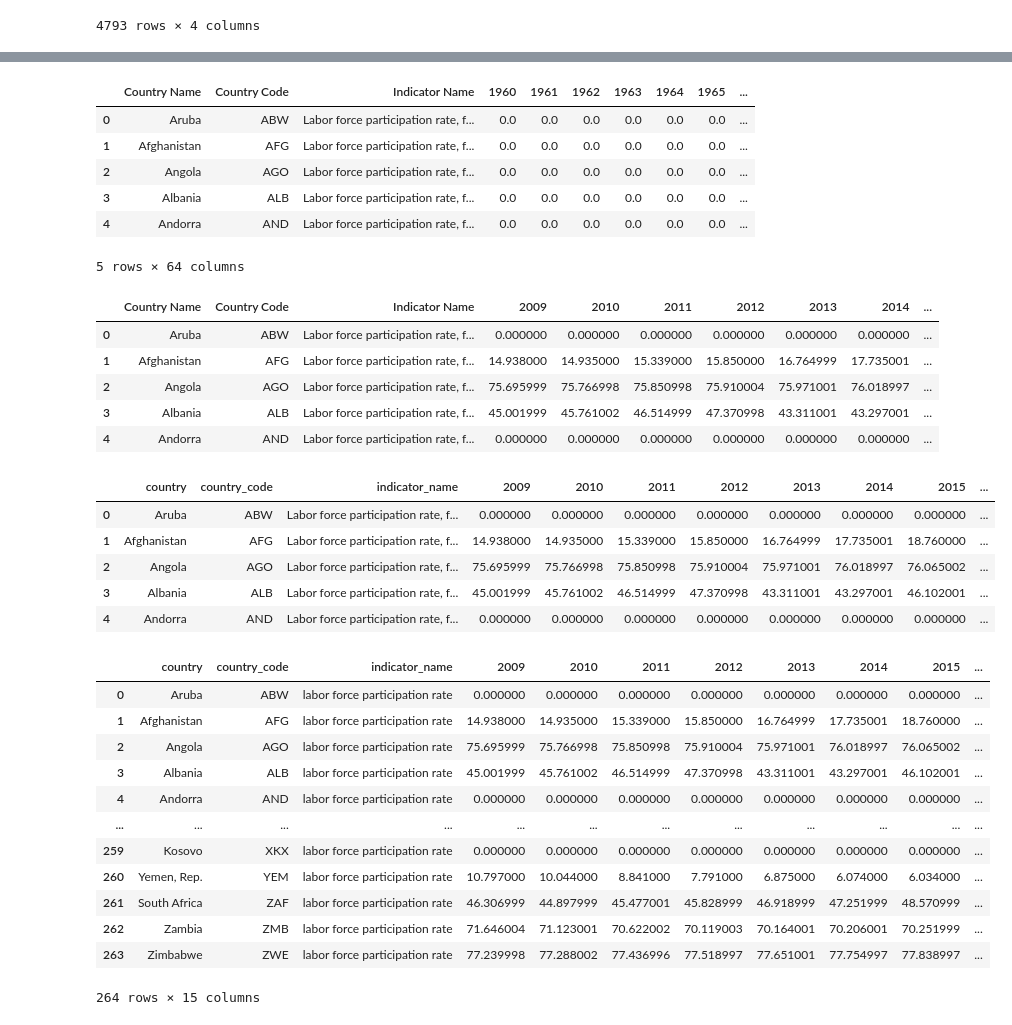
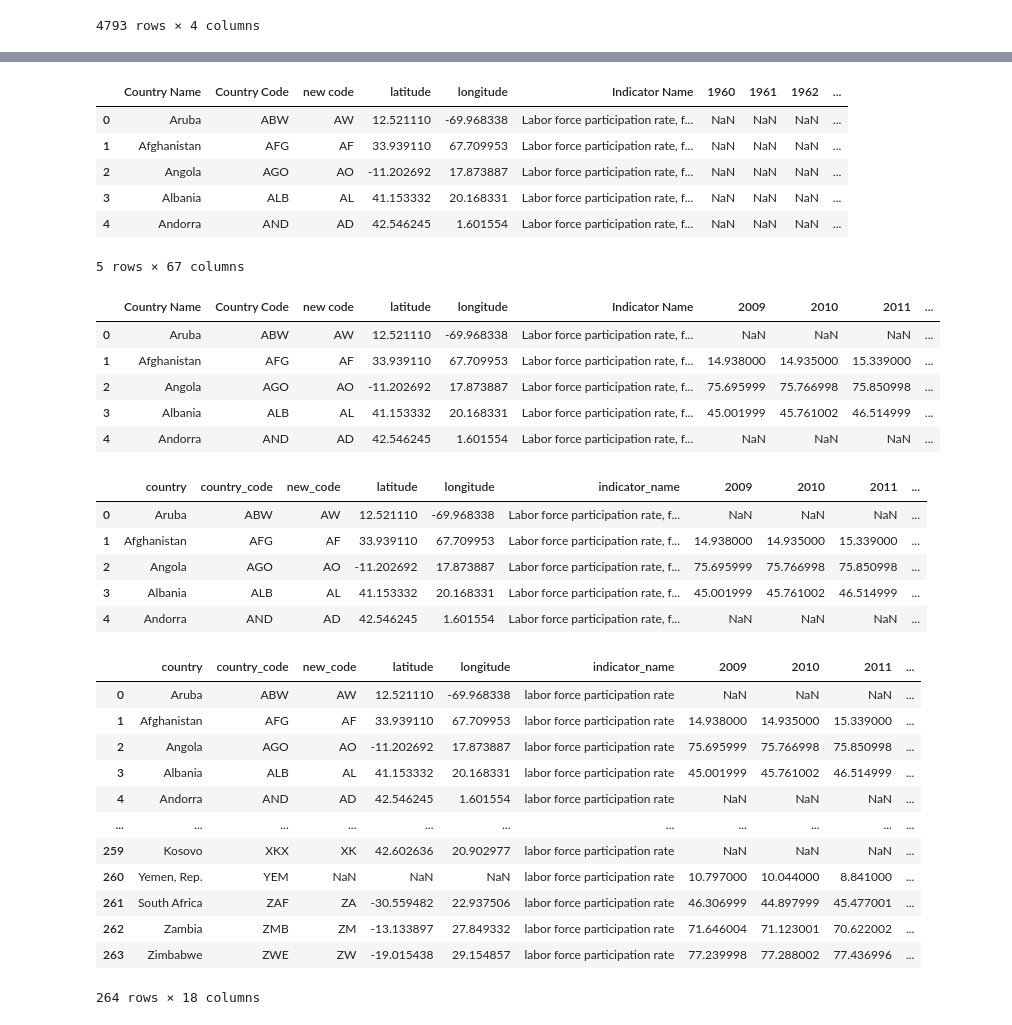
Before and after one commit to liliana-ilut/women-in-power, a Jupyter notebook: girlspower.ipynb, the cells around one changed output, grey strips where cells are left out. Drawn from its saved outputs; the diff is of its cells as text; code cells hidden in the pictures.

```diff
--- a/girlspower.ipynb
+++ b/girlspower.ipynb
@@ -224,56 +244,57 @@ df_labor_fill.head()
 # %%
 #remove additional columns
-df_labor_short = df_labor_fill.drop(["Indicator Code"], axis=1)
+df_labor_short = df_labor.drop(["Indicator Code"], axis=1)
 df_labor_short.head()
 # %% [output]
-|  | Country Name | Country Code | Indicator Name | 1960 | 1961 | 1962 | 1963 | 1964 | 1965 | ... |
-| 0 | Aruba | ABW | Labor force participation rate, f... | 0.0 | 0.0 | 0.0 | 0.0 | 0.0 | 0.0 | ... |
-| 1 | Afghanistan | AFG | Labor force participation rate, f... | 0.0 | 0.0 | 0.0 | 0.0 | 0.0 | 0.0 | ... |
-| 2 | Angola | AGO | Labor force participation rate, f... | 0.0 | 0.0 | 0.0 | 0.0 | 0.0 | 0.0 | ... |
-| 3 | Albania | ALB | Labor force participation rate, f... | 0.0 | 0.0 | 0.0 | 0.0 | 0.0 | 0.0 | ... |
-| 4 | Andorra | AND | Labor force participation rate, f... | 0.0 | 0.0 | 0.0 | 0.0 | 0.0 | 0.0 | ... |
+|  | Country Name | Country Code | new code | latitude | longitude | Indicator Name | 1960 | 1961 | 1962 | ... |
+| 0 | Aruba | ABW | AW | 12.521110 | -69.968338 | Labor force participation rate, f... | NaN | NaN | NaN | ... |
+| 1 | Afghanistan | AFG | AF | 33.939110 | 67.709953 | Labor force participation rate, f... | NaN | NaN | NaN | ... |
+| 2 | Angola | AGO | AO | -11.202692 | 17.873887 | Labor force participation rate, f... | NaN | NaN | NaN | ... |
+| 3 | Albania | ALB | AL | 41.153332 | 20.168331 | Labor force participation rate, f... | NaN | NaN | NaN | ... |
+| 4 | Andorra | AND | AD | 42.546245 | 1.601554 | Labor force participation rate, f... | NaN | NaN | NaN | ... |
-5 rows × 64 columns
+5 rows × 67 columns
 # %%
 # remove colomn years between years 1960 to 2018
-df_labor= df_labor_short.drop(df_labor_short.iloc[:,3 :52], axis=1)
+df_labor= df_labor_short.drop(df_labor_short.iloc[:,6 :55], axis=1)
 df_labor.head()
 # %% [output]
-|  | Country Name | Country Code | Indicator Name | 2009 | 2010 | 2011 | 2012 | 2013 | 2014 | ... |
-| 0 | Aruba | ABW | Labor force participation rate, f... | 0.000000 | 0.000000 | 0.000000 | 0.000000 | 0.000000 | 0.000000 | ... |
-| 1 | Afghanistan | AFG | Labor force participation rate, f... | 14.938000 | 14.935000 | 15.339000 | 15.850000 | 16.764999 | 17.735001 | ... |
-| 2 | Angola | AGO | Labor force participation rate, f... | 75.695999 | 75.766998 | 75.850998 | 75.910004 | 75.971001 | 76.018997 | ... |
-| 3 | Albania | ALB | Labor force participation rate, f... | 45.001999 | 45.761002 | 46.514999 | 47.370998 | 43.311001 | 43.297001 | ... |
-| 4 | Andorra | AND | Labor force participation rate, f... | 0.000000 | 0.000000 | 0.000000 | 0.000000 | 0.000000 | 0.000000 | ... |
+|  | Country Name | Country Code | new code | latitude | longitude | Indicator Name | 2009 | 2010 | 2011 | ... |
+| 0 | Aruba | ABW | AW | 12.521110 | -69.968338 | Labor force participation rate, f... | NaN | NaN | NaN | ... |
+| 1 | Afghanistan | AFG | AF | 33.939110 | 67.709953 | Labor force participation rate, f... | 14.938000 | 14.935000 | 15.339000 | ... |
+| 2 | Angola | AGO | AO | -11.202692 | 17.873887 | Labor force participation rate, f... | 75.695999 | 75.766998 | 75.850998 | ... |
+| 3 | Albania | ALB | AL | 41.153332 | 20.168331 | Labor force participation rate, f... | 45.001999 | 45.761002 | 46.514999 | ... |
+| 4 | Andorra | AND | AD | 42.546245 | 1.601554 | Labor force participation rate, f... | NaN | NaN | NaN | ... |
 # %%
 # rename the colomns with shorter names and lower letters
 df_labor_participation= df_labor.rename(columns= {
     "Country Name":"country",
     "Country Code":"country_code",
+    "new code": "new_code",
     "Indicator Name":"indicator_name",
 })
 df_labor_participation.head()
 # %% [output]
-|  | country | country_code | indicator_name | 2009 | 2010 | 2011 | 2012 | 2013 | 2014 | 2015 | ... |
-| 0 | Aruba | ABW | Labor force participation rate, f... | 0.000000 | 0.000000 | 0.000000 | 0.000000 | 0.000000 | 0.000000 | 0.000000 | ... |
-| 1 | Afghanistan | AFG | Labor force participation rate, f... | 14.938000 | 14.935000 | 15.339000 | 15.850000 | 16.764999 | 17.735001 | 18.760000 | ... |
-| 2 | Angola | AGO | Labor force participation rate, f... | 75.695999 | 75.766998 | 75.850998 | 75.910004 | 75.971001 | 76.018997 | 76.065002 | ... |
-| 3 | Albania | ALB | Labor force participation rate, f... | 45.001999 | 45.761002 | 46.514999 | 47.370998 | 43.311001 | 43.297001 | 46.102001 | ... |
-| 4 | Andorra | AND | Labor force participation rate, f... | 0.000000 | 0.000000 | 0.000000 | 0.000000 | 0.000000 | 0.000000 | 0.000000 | ... |
+|  | country | country_code | new_code | latitude | longitude | indicator_name | 2009 | 2010 | 2011 | ... |
+| 0 | Aruba | ABW | AW | 12.521110 | -69.968338 | Labor force participation rate, f... | NaN | NaN | NaN | ... |
+| 1 | Afghanistan | AFG | AF | 33.939110 | 67.709953 | Labor force participation rate, f... | 14.938000 | 14.935000 | 15.339000 | ... |
+| 2 | Angola | AGO | AO | -11.202692 | 17.873887 | Labor force participation rate, f... | 75.695999 | 75.766998 | 75.850998 | ... |
+| 3 | Albania | ALB | AL | 41.153332 | 20.168331 | Labor force participation rate, f... | 45.001999 | 45.761002 | 46.514999 | ... |
+| 4 | Andorra | AND | AD | 42.546245 | 1.601554 | Labor force participation rate, f... | NaN | NaN | NaN | ... |
 # %%
 # change the indicator name column with a shorter name
 df_labor_participation["indicator_name"].replace({"Labor force participation rate, female (% of female population ages 15+) (modeled ILO estimate)": "labor force participation rate"}, inplace=True)
 df_labor_participation
 # %% [output]
-|  | country | country_code | indicator_name | 2009 | 2010 | 2011 | 2012 | 2013 | 2014 | 2015 | ... |
-| 0 | Aruba | ABW | labor force participation rate | 0.000000 | 0.000000 | 0.000000 | 0.000000 | 0.000000 | 0.000000 | 0.000000 | ... |
-| 1 | Afghanistan | AFG | labor force participation rate | 14.938000 | 14.935000 | 15.339000 | 15.850000 | 16.764999 | 17.735001 | 18.760000 | ... |
-| 2 | Angola | AGO | labor force participation rate | 75.695999 | 75.766998 | 75.850998 | 75.910004 | 75.971001 | 76.018997 | 76.065002 | ... |
-| 3 | Albania | ALB | labor force participation rate | 45.001999 | 45.761002 | 46.514999 | 47.370998 | 43.311001 | 43.297001 | 46.102001 | ... |
-| 4 | Andorra | AND | labor force participation rate | 0.000000 | 0.000000 | 0.000000 | 0.000000 | 0.000000 | 0.000000 | 0.000000 | ... |
-| ... | ... | ... | ... | ... | ... | ... | ... | ... | ... | ... | ... |
-| 259 | Kosovo | XKX | labor force participation rate | 0.000000 | 0.000000 | 0.000000 | 0.000000 | 0.000000 | 0.000000 | 0.000000 | ... |
-| 260 | Yemen, Rep. | YEM | labor force participation rate | 10.797000 | 10.044000 | 8.841000 | 7.791000 | 6.875000 | 6.074000 | 6.034000 | ... |
-| 261 | South Africa | ZAF | labor force participation rate | 46.306999 | 44.897999 | 45.477001 | 45.828999 | 46.918999 | 47.251999 | 48.570999 | ... |
-| 262 | Zambia | ZMB | labor force participation rate | 71.646004 | 71.123001 | 70.622002 | 70.119003 | 70.164001 | 70.206001 | 70.251999 | ... |
-| 263 | Zimbabwe | ZWE | labor force participation rate | 77.239998 | 77.288002 | 77.436996 | 77.518997 | 77.651001 | 77.754997 | 77.838997 | ... |
+|  | country | country_code | new_code | latitude | longitude | indicator_name | 2009 | 2010 | 2011 | ... |
+| 0 | Aruba | ABW | AW | 12.521110 | -69.968338 | labor force participation rate | NaN | NaN | NaN | ... |
+| 1 | Afghanistan | AFG | AF | 33.939110 | 67.709953 | labor force participation rate | 14.938000 | 14.935000 | 15.339000 | ... |
+| 2 | Angola | AGO | AO | -11.202692 | 17.873887 | labor force participation rate | 75.695999 | 75.766998 | 75.850998 | ... |
+| 3 | Albania | ALB | AL | 41.153332 | 20.168331 | labor force participation rate | 45.001999 | 45.761002 | 46.514999 | ... |
+| 4 | Andorra | AND | AD | 42.546245 | 1.601554 | labor force participation rate | NaN | NaN | NaN | ... |
+| ... | ... | ... | ... | ... | ... | ... | ... | ... | ... | ... |
+| 259 | Kosovo | XKX | XK | 42.602636 | 20.902977 | labor force participation rate | NaN | NaN | NaN | ... |
+| 260 | Yemen, Rep. | YEM | NaN | NaN | NaN | labor force participation rate | 10.797000 | 10.044000 | 8.841000 | ... |
+| 261 | South Africa | ZAF | ZA | -30.559482 | 22.937506 | labor force participation rate | 46.306999 | 44.897999 | 45.477001 | ... |
+| 262 | Zambia | ZMB | ZM | -13.133897 | 27.849332 | labor force participation rate | 71.646004 | 71.123001 | 70.622002 | ... |
+| 263 | Zimbabwe | ZWE | ZW | -19.015438 | 29.154857 | labor force participation rate | 77.239998 | 77.288002 | 77.436996 | ... |
-264 rows × 15 columns
+264 rows × 18 columns
```
Also changed, not shown: parts of 28 cells of this notebook, 7 other files.
